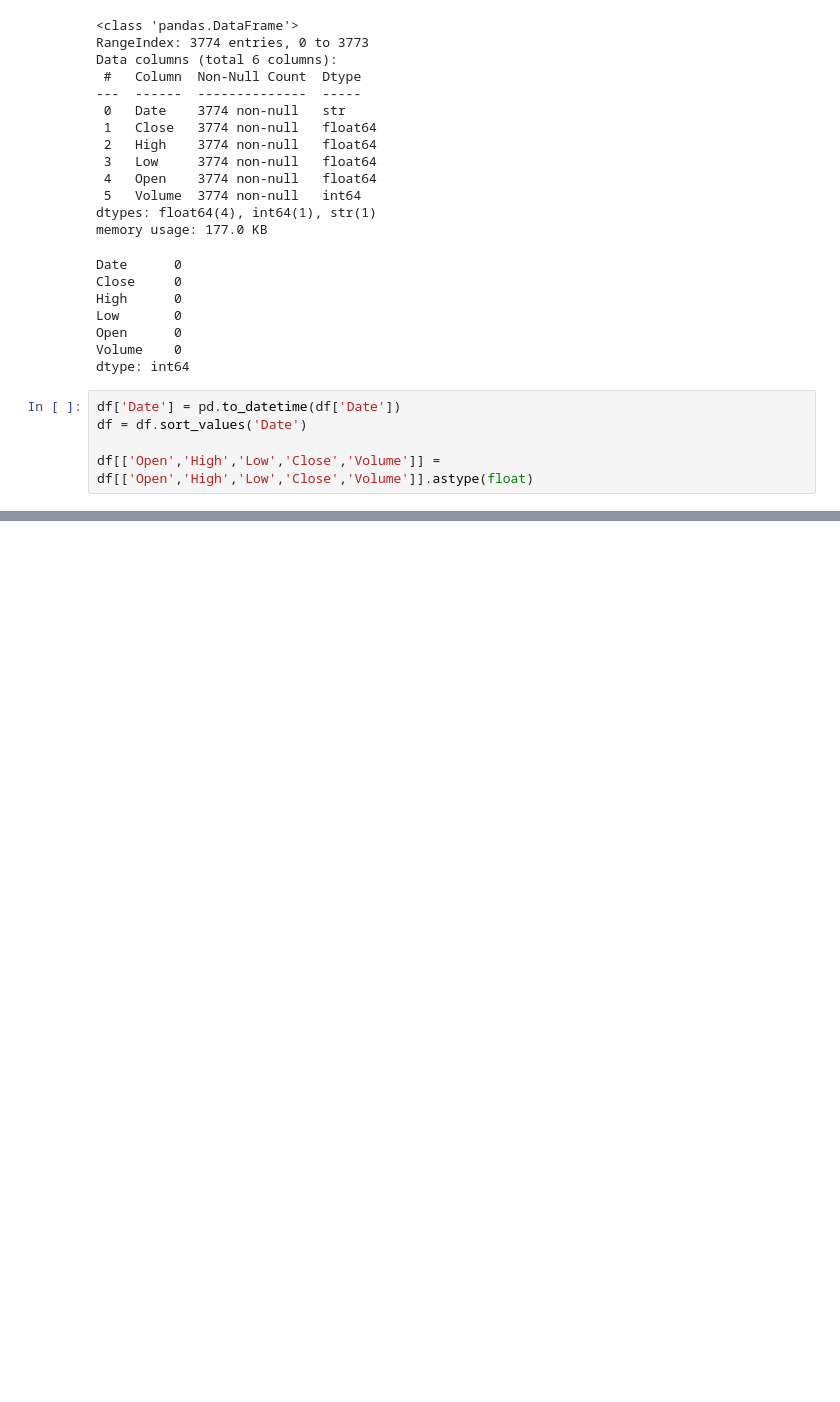
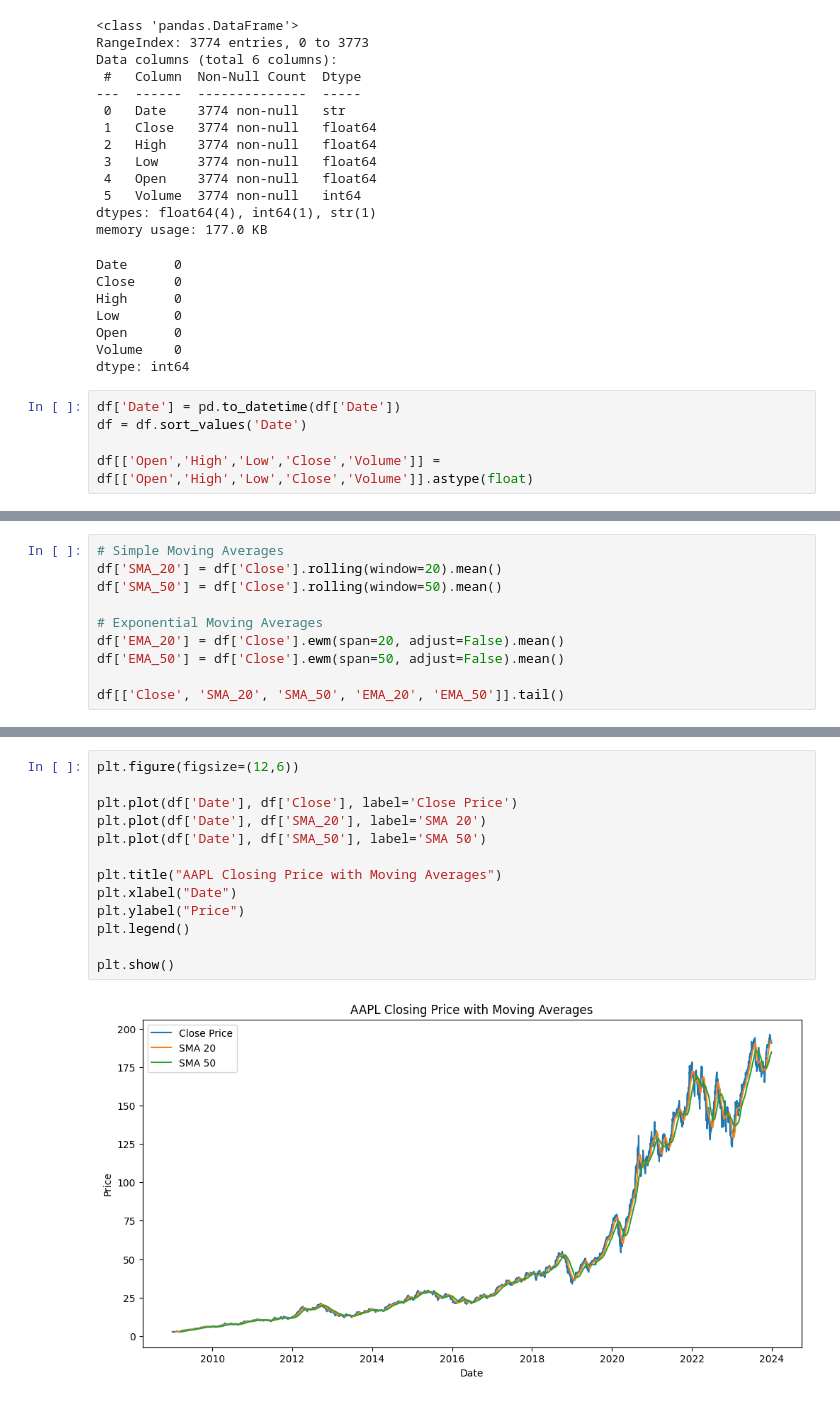
Before and after one commit to Bilen189/nova-financial-analysis-week1, a Jupyter notebook: notebooks/stock_technical_analysis.ipynb, the cells around one changed output, grey strips where cells are left out. Saved outputs shown, nothing was run; the diff lists cells and outputs as text; blank space fills up the shorter version.

```diff
--- a/notebooks/stock_technical_analysis.ipynb
+++ b/notebooks/stock_technical_analysis.ipynb
@@ -53,0 +58,10 @@ df[['Open','High','Low','Close','Volume']] = df[['Open','High','Low','Close','Vo
+# %%
+# Simple Moving Averages
+df['SMA_20'] = df['Close'].rolling(window=20).mean()
+df['SMA_50'] = df['Close'].rolling(window=50).mean()
+
+# Exponential Moving Averages
+df['EMA_20'] = df['Close'].ewm(span=20, adjust=False).mean()
+df['EMA_50'] = df['Close'].ewm(span=50, adjust=False).mean()
+
+df[['Close', 'SMA_20', 'SMA_50', 'EMA_20', 'EMA_50']].tail()
@@ -53,0 +75,15 @@ df[['Open','High','Low','Close','Volume']] = df[['Open','High','Low','Close','Vo
+# %%
+plt.figure(figsize=(12,6))
+
+plt.plot(df['Date'], df['Close'], label='Close Price')
+plt.plot(df['Date'], df['SMA_20'], label='SMA 20')
+plt.plot(df['Date'], df['SMA_50'], label='SMA 50')
+
+plt.title("AAPL Closing Price with Moving Averages")
+plt.xlabel("Date")
+plt.ylabel("Price")
+plt.legend()
+
+plt.show()
+# %% [output]
+[figure, added]
```
Also changed, not shown: parts of 2 cells of this notebook.
